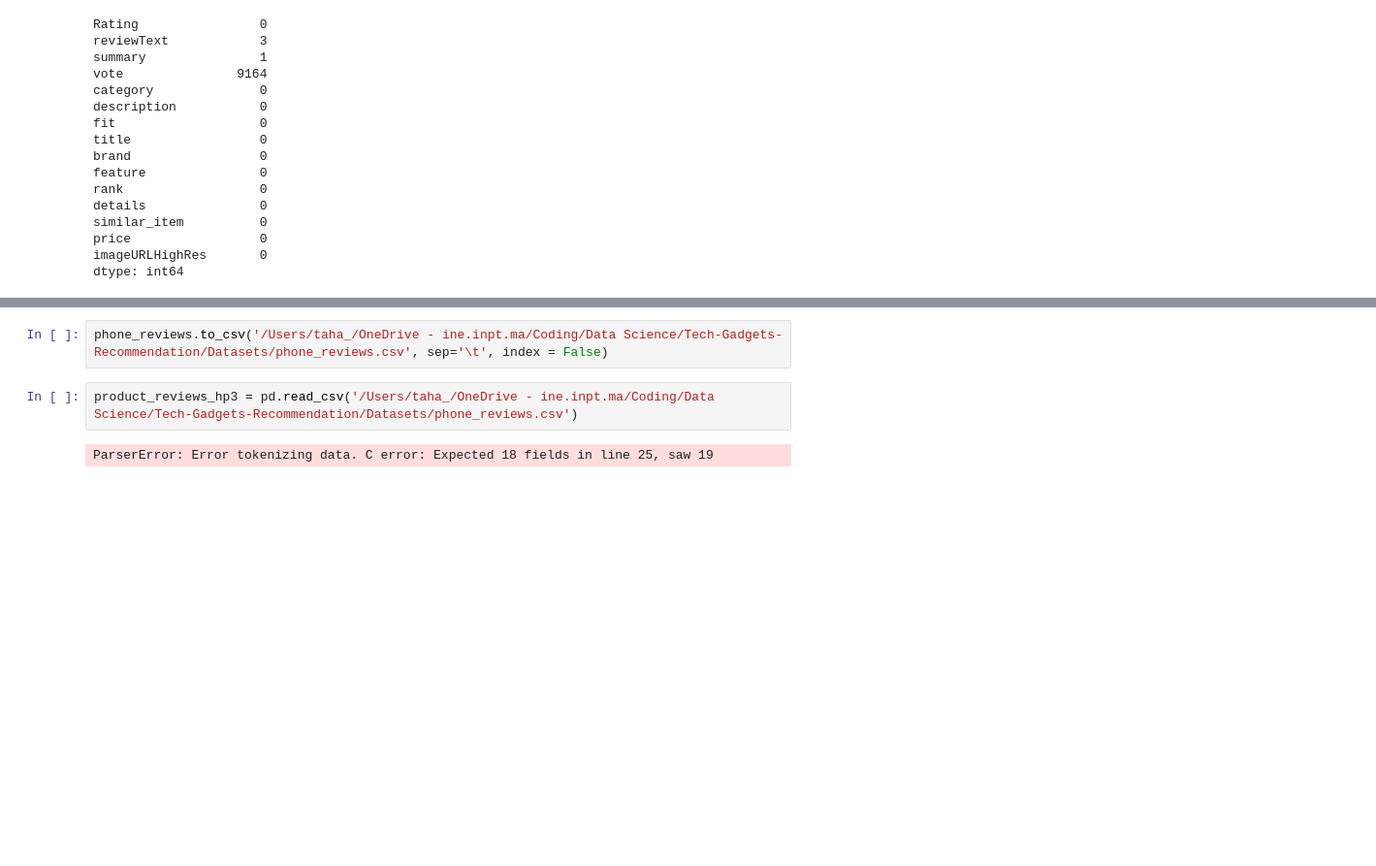
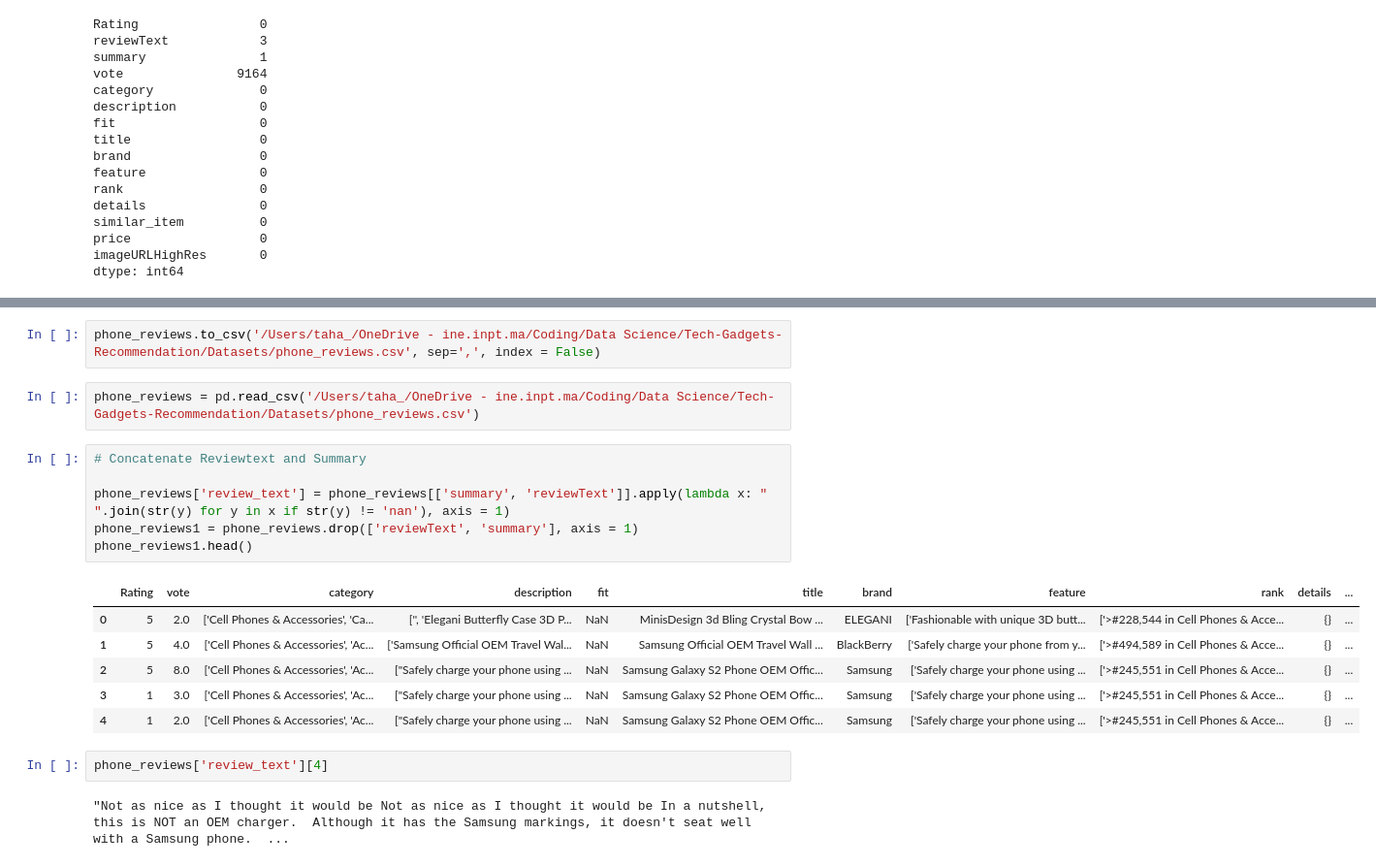
Before and after one commit to KOBeerose/Tech-Gadgets-Recommendation, a Jupyter notebook: Amazon_Dataset_wrangling.ipynb, the cells around one changed output, grey strips where cells are left out. Shown: that part at 97% size. Cells and saved outputs as stored; diff of their text form; blank space fills up the shorter version.

```diff
--- a/Amazon_Dataset_wrangling.ipynb
+++ b/Amazon_Dataset_wrangling.ipynb
@@ -295,6 +295,21 @@ memory usage: 1.3+ MB
 # %%
-phone_reviews.to_csv('/Users/taha_/OneDrive - ine.inpt.ma/Coding/Data Science/Tech-Gadgets-Recommendation/Datasets/phone_reviews.csv', sep='\t', index = False)
+phone_reviews.to_csv('/Users/taha_/OneDrive - ine.inpt.ma/Coding/Data Science/Tech-Gadgets-Recommendation/Datasets/phone_reviews.csv', sep=',', index = False)
 # %%
-product_reviews_hp3 = pd.read_csv('/Users/taha_/OneDrive - ine.inpt.ma/Coding/Data Science/Tech-Gadgets-Recommendation/Datasets/phone_reviews.csv')
+phone_reviews = pd.read_csv('/Users/taha_/OneDrive - ine.inpt.ma/Coding/Data Science/Tech-Gadgets-Recommendation/Datasets/phone_reviews.csv')
-# %% [output]
-ParserError: Error tokenizing data. C error: Expected 18 fields in line 25, saw 19
+# %%
+# Concatenate Reviewtext and Summary
+
+phone_reviews['review_text'] = phone_reviews[['summary', 'reviewText']].apply(lambda x: " ".join(str(y) for y in x if str(y) != 'nan'), axis = 1)
+phone_reviews1 = phone_reviews.drop(['reviewText', 'summary'], axis = 1)
+phone_reviews1.head()
+# %% [output]
+|  | Rating | vote | category | description | fit | title | brand | feature | rank | details | ... |
+| 0 | 5 | 2.0 | ['Cell Phones & Accessories', 'Ca... | ['', 'Elegani Butterfly Case 3D P... | NaN | MinisDesign 3d Bling Crystal Bow ... | ELEGANI | ['Fashionable with unique 3D butt... | ['>#228,544 in Cell Phones & Acce... | {} | ... |
+| 1 | 5 | 4.0 | ['Cell Phones & Accessories', 'Ac... | ['Samsung Official OEM Travel Wal... | NaN | Samsung Official OEM Travel Wall ... | BlackBerry | ['Safely charge your phone from y... | ['>#494,589 in Cell Phones & Acce... | {} | ... |
+| 2 | 5 | 8.0 | ['Cell Phones & Accessories', 'Ac... | ["Safely charge your phone using ... | NaN | Samsung Galaxy S2 Phone OEM Offic... | Samsung | ['Safely charge your phone using ... | ['>#245,551 in Cell Phones & Acce... | {} | ... |
+| 3 | 1 | 3.0 | ['Cell Phones & Accessories', 'Ac... | ["Safely charge your phone using ... | NaN | Samsung Galaxy S2 Phone OEM Offic... | Samsung | ['Safely charge your phone using ... | ['>#245,551 in Cell Phones & Acce... | {} | ... |
+| 4 | 1 | 2.0 | ['Cell Phones & Accessories', 'Ac... | ["Safely charge your phone using ... | NaN | Samsung Galaxy S2 Phone OEM Offic... | Samsung | ['Safely charge your phone using ... | ['>#245,551 in Cell Phones & Acce... | {} | ... |
+# %%
+phone_reviews['review_text'][4]
+# %% [output]
+"Not as nice as I thought it would be Not as nice as I thought it would be In a nutshell, this is NOT an OEM charger.  Although it has the Samsung markings, it doesn't seat well with a Samsung phone.  ...
```
Also changed, not shown: parts of 3 cells of this notebook.
